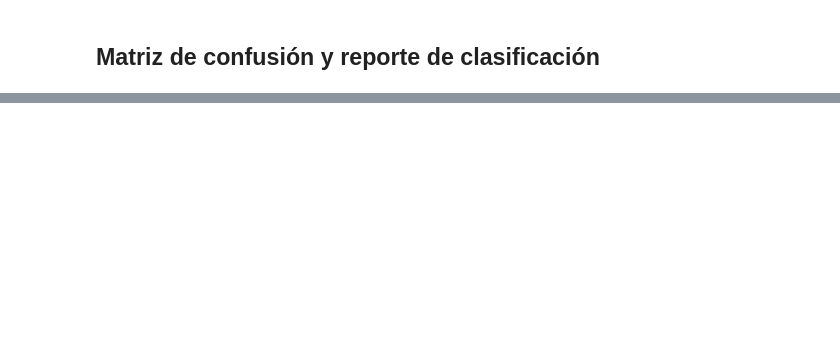
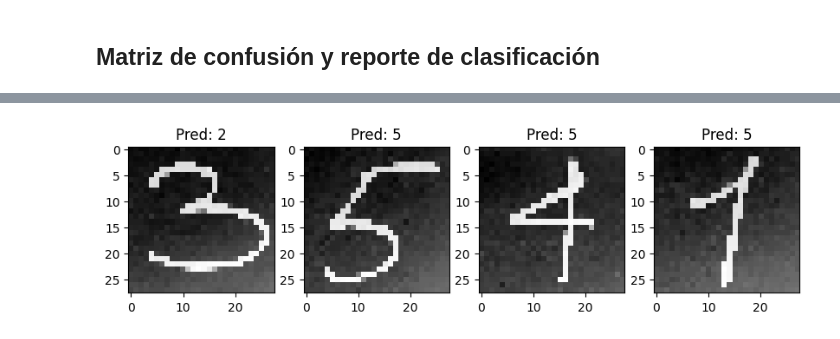
Before and after one commit to gdquintero/dia_matematicas_2025, a Jupyter notebook: mnist.ipynb, the cells around one changed output, grey strips where cells are left out. Cells and saved outputs as stored; diff of their text form; code cells hidden in the pictures; blank space fills up the shorter version.

```diff
--- a/mnist.ipynb
+++ b/mnist.ipynb
@@ -182,9 +160,9 @@ weighted avg       0.98      0.98      0.98     10000
 # %%
 # Ruta donde están las imágenes procesadas
-carpeta_imagenes = "imagenes_procesadas"
+carpeta_imagenes = "numeros_procesados"
 
 # Obtener todas las imágenes .npy en la carpeta
-archivos = [f for f in os.listdir(numeros_procesados) if f.endswith(".npy")]
+archivos = [f for f in os.listdir(carpeta_imagenes) if f.endswith(".npy")]
 
 # Lista para almacenar imágenes cargadas
 imagenes = []
@@ -219,6 +197,4 @@ for i, ax in enumerate(axes):
     ax.set_title(f"Pred: {predicciones[i]}")
 
 plt.show()
-
-print(imagenes[1])
 # %% [output]
@@ -225,0 +202 @@ NameError: name 'numeros_procesados' is not defined
+[figure, added]
```
Also changed, not shown: parts of 4 cells of this notebook, 3 other files.
